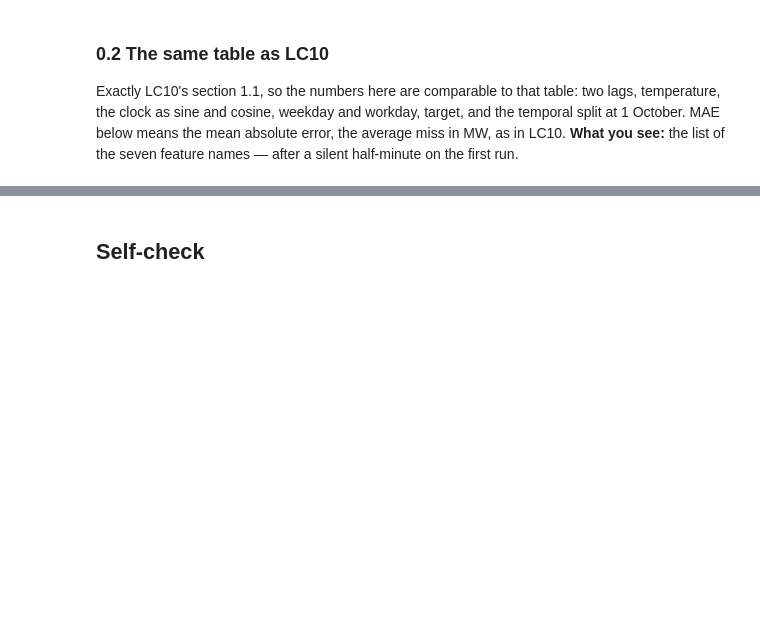
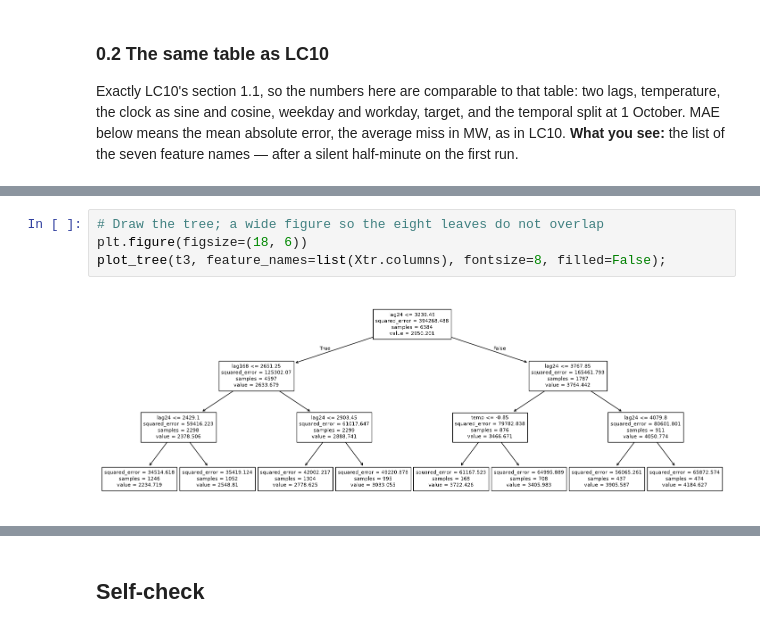
Before and after one commit to KTH-EG2140/course-material, a Jupyter notebook: notebooks/LC11_trees_boosting.ipynb, the cells around one changed output, grey strips where cells are left out. Cells and saved outputs as stored; diff of their text form; blank space fills up the shorter version.

```diff
--- a/notebooks/LC11_trees_boosting.ipynb
+++ b/notebooks/LC11_trees_boosting.ipynb
@@ -173,0 +129,6 @@ lag24       0.787
+# %%
+# Draw the tree; a wide figure so the eight leaves do not overlap
+plt.figure(figsize=(18, 6))
+plot_tree(t3, feature_names=list(Xtr.columns), fontsize=8, filled=False);
+# %% [output]
+[figure, added]
```
Also changed, not shown: parts of 50 cells of this notebook, 1 other file.
